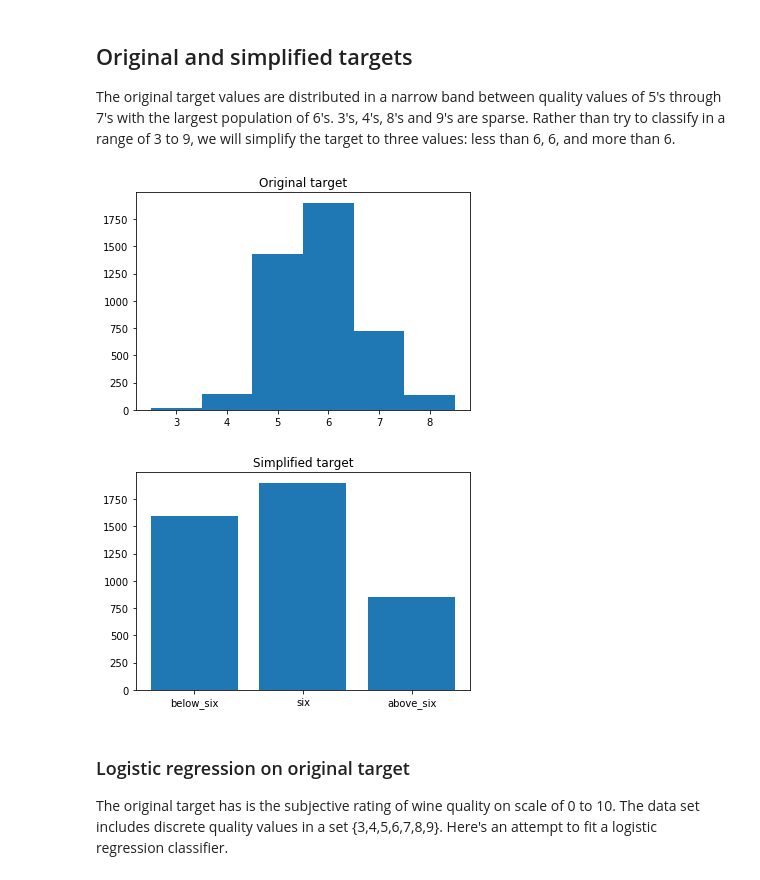
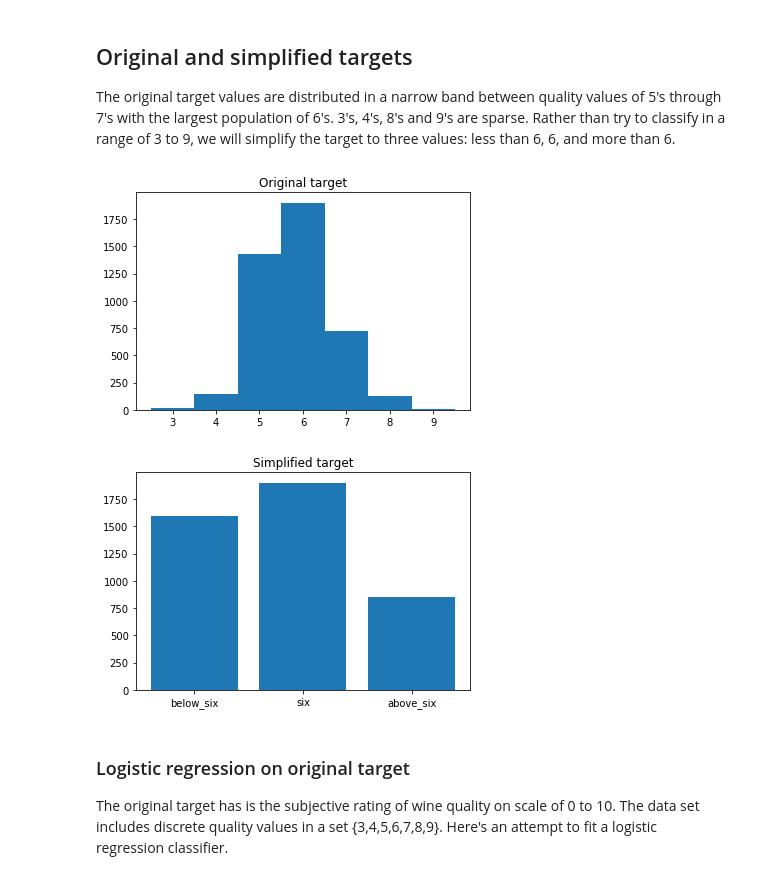
Before and after one commit to jeffkoskulics/Springboard, a Jupyter notebook: Capstone2/notebooks/Modelling.ipynb, the cells around one changed output. Saved outputs shown, nothing was run; the diff lists cells and outputs as text; code cells hidden in the pictures.

```diff
--- a/Capstone2/notebooks/Modelling.ipynb
+++ b/Capstone2/notebooks/Modelling.ipynb
@@ -26,17 +26,17 @@ The original target values are distributed in a narrow band between quality valu
 # %%
 import matplotlib.pyplot as plt
 import numpy as np
-plt.hist(y_train,bins=[3,4,5,6,7,8,9],align='left')
+plt.hist(y_train,bins=[3,4,5,6,7,8,9,10],align='left')
 plt.title('Original target')
 plt.show()
 above_six = np.sum(y_train_reclass == 'above_six')
 six = np.sum(y_train_reclass == 'six')
 below_six = np.sum(y_train_reclass == 'below_six')
 plt.bar(['below_six','six','above_six'],[below_six,six,above_six])
 plt.title('Simplified target')
 plt.show()
 # %% [output]
-[figure, old version]
+[figure, new version]
 [figure]
 # %% [markdown]
 ### Logistic regression on original target
```
Also changed, not shown: 1 other file.
